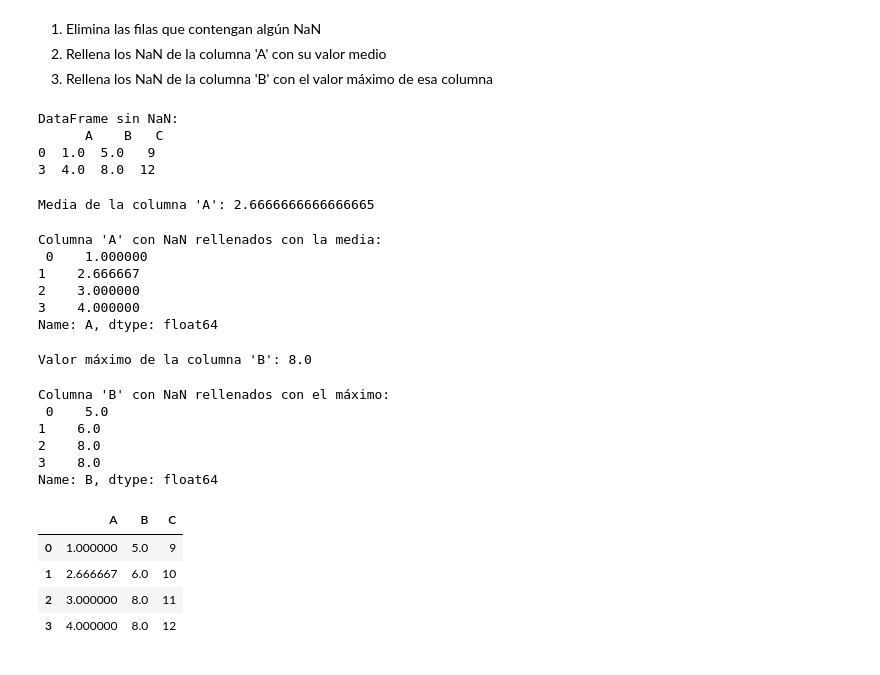
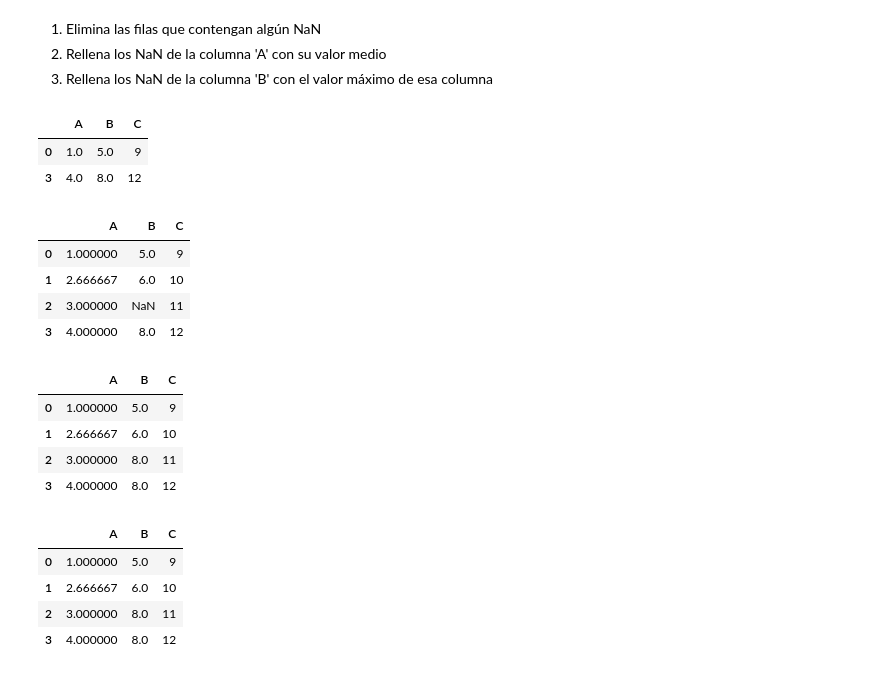
Before and after one commit to amejosecar/ia_dema, a Jupyter notebook: 00_Introduccion_Pandas/01_Ejercicios_Python_Básico.ipynb, the cells around one changed output. Saved outputs shown, nothing was run; the diff lists cells and outputs as text; code cells hidden in the pictures.

```diff
--- a/00_Introduccion_Pandas/01_Ejercicios_Python_Básico.ipynb
+++ b/00_Introduccion_Pandas/01_Ejercicios_Python_Básico.ipynb
@@ -163,48 +160,30 @@ df
 3. Rellena los NaN de la columna 'B' con el valor máximo de esa columna
 # %%
 #1. Elimina las filas que contengan algún NaN
-df_sin_nan = df.dropna()
-print("\nDataFrame sin NaN:\n", df_sin_nan)
+df.dropna()
 # %% [output]
-DataFrame sin NaN:
-      A    B   C
-0  1.0  5.0   9
-3  4.0  8.0  12
+|  | A | B | C |
+| 0 | 1.0 | 5.0 | 9 |
+| 3 | 4.0 | 8.0 | 12 |
 # %%
-#2. Rellena los NaN de la columna 'A' con su valor medio
-
-#calcular la media de la columna 'A'
-media_A = df['A'].mean()
-print("\nMedia de la columna 'A':", media_A)
+#3. Rellena los NaN de la columna 'A' con su valor medio
+df['A'] = df['A'].fillna(df['A'].mean())
 # %% [output]
-Media de la columna 'A': 2.6666666666666665
+|  | A | B | C |
+| 0 | 1.000000 | 5.0 | 9 |
+| 1 | 2.666667 | 6.0 | 10 |
+| 2 | 3.000000 | NaN | 11 |
+| 3 | 4.000000 | 8.0 | 12 |
 # %%
-#3. Rellena los NaN de la columna 'A' con su valor medio
-df['A'] = df['A'].fillna(media_A)
-print("\nColumna 'A' con NaN rellenados con la media:\n", df['A'])
+#3. Rellena los NaN de la columna 'B' con el valor máximo de esa columna
+
+df['B'] = df['B'].fillna(df['B'].max())
 # %% [output]
-Columna 'A' con NaN rellenados con la media:
- 0    1.000000
-1    2.666667
-2    3.000000
-3    4.000000
-Name: A, dtype: float64
+|  | A | B | C |
+| 0 | 1.000000 | 5.0 | 9 |
+| 1 | 2.666667 | 6.0 | 10 |
+| 2 | 3.000000 | 8.0 | 11 |
+| 3 | 4.000000 | 8.0 | 12 |
-# %%
-#3. Rellena los NaN de la columna 'B' con el valor máximo de esa columna
-max_B = df['B'].max()
-print("\nValor máximo de la columna 'B':", max_B)
-# %% [output]
-Valor máximo de la columna 'B': 8.0
-# %%
-df['B'] = df['B'].fillna(max_B)
-print("\nColumna 'B' con NaN rellenados con el máximo:\n", df['B'])
-# %% [output]
-Columna 'B' con NaN rellenados con el máximo:
- 0    5.0
-1    6.0
-2    8.0
-3    8.0
-Name: B, dtype: float64
 # %%
 df
 # %% [output]
```
Also changed, not shown: parts of 6 cells of this notebook, 1 other file.
